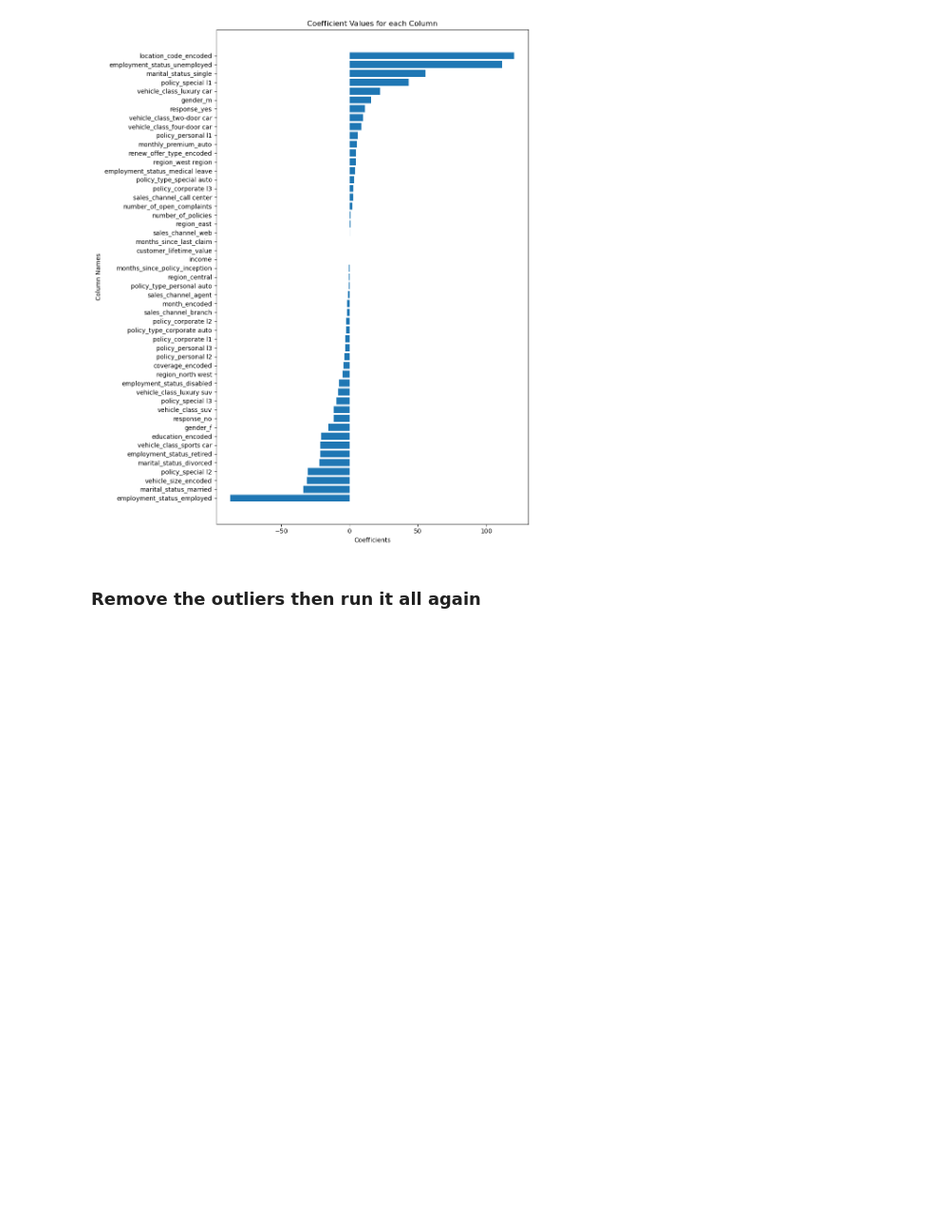
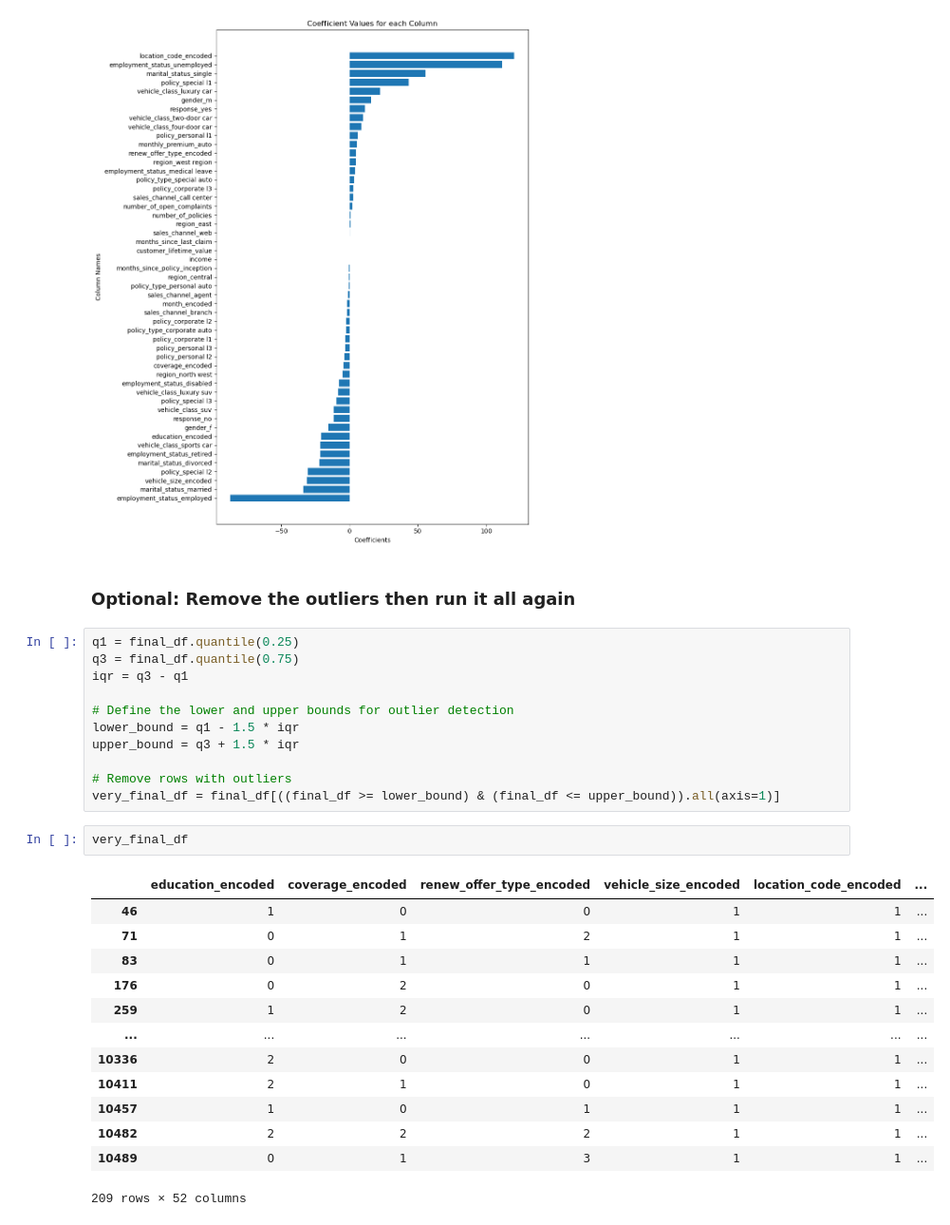
Before and after one commit to GENEVAUY/Projects-on-Python, a Jupyter notebook: Week4_Labs/Day3/Model Fitting and Evaluation Continued DAY3.ipynb, the cells around one changed output. Shown: that part at 95% size. Drawn from its saved outputs; the diff is of its cells as text; blank space fills up the shorter version.

```diff
--- a/Week4_Labs/Day3/Model Fitting and Evaluation Continued DAY3.ipynb
+++ b/Week4_Labs/Day3/Model Fitting and Evaluation Continued DAY3.ipynb
@@ -580,4 +580,31 @@ plt.show()
 # %% [output]
 [figure]
 # %% [markdown]
-### Remove the outliers then run it all again
+### Optional: Remove the outliers then run it all again
+# %%
+q1 = final_df.quantile(0.25)
+q3 = final_df.quantile(0.75)
+iqr = q3 - q1
+
+# Define the lower and upper bounds for outlier detection
+lower_bound = q1 - 1.5 * iqr
+upper_bound = q3 + 1.5 * iqr
+
+# Remove rows with outliers
+very_final_df = final_df[((final_df >= lower_bound) & (final_df <= upper_bound)).all(axis=1)]
+# %%
+very_final_df
+# %% [output]
+|  | education_encoded | coverage_encoded | renew_offer_type_encoded | vehicle_size_encoded | location_code_encoded | ... |
+| 46 | 1 | 0 | 0 | 1 | 1 | ... |
+| 71 | 0 | 1 | 2 | 1 | 1 | ... |
+| 83 | 0 | 1 | 1 | 1 | 1 | ... |
+| 176 | 0 | 2 | 0 | 1 | 1 | ... |
+| 259 | 1 | 2 | 0 | 1 | 1 | ... |
+| ... | ... | ... | ... | ... | ... | ... |
+| 10336 | 2 | 0 | 0 | 1 | 1 | ... |
+| 10411 | 2 | 1 | 0 | 1 | 1 | ... |
+| 10457 | 1 | 0 | 1 | 1 | 1 | ... |
+| 10482 | 2 | 2 | 2 | 1 | 1 | ... |
+| 10489 | 0 | 1 | 3 | 1 | 1 | ... |
+209 rows × 52 columns
```
Also changed, not shown: parts of 9 cells of this notebook, 4 other files.
